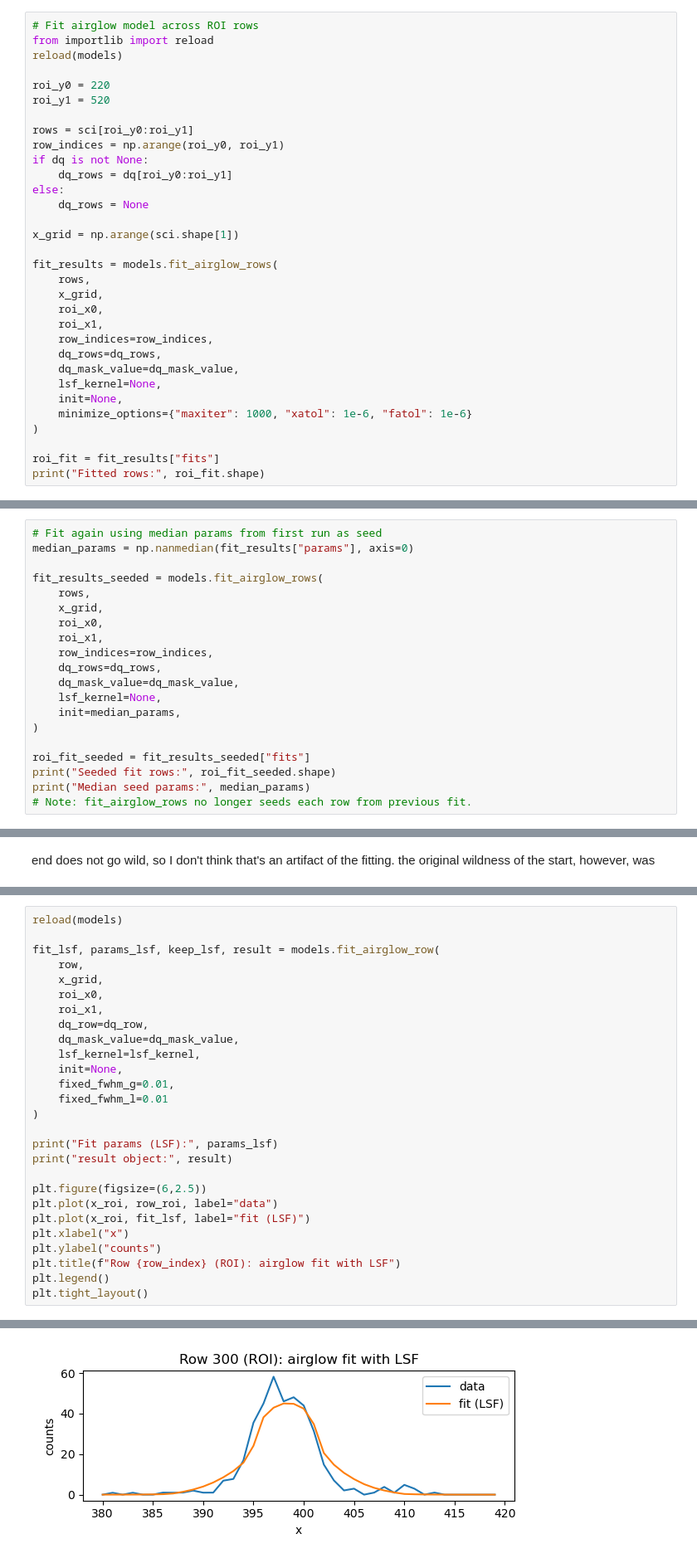
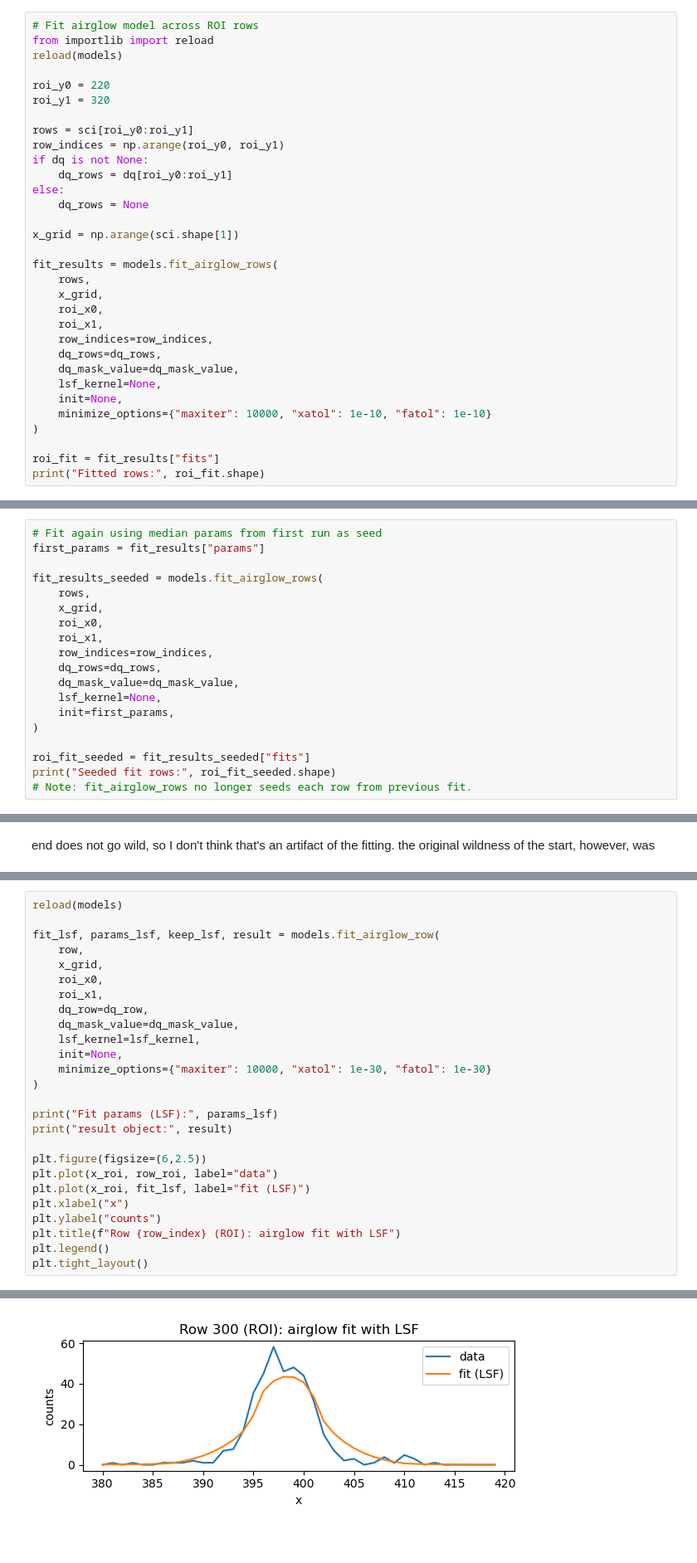
Before and after one commit to parkus/airglow, a Jupyter notebook: notebooks/00_systematics_2d_dev.ipynb, the cells around one changed output, grey strips where cells are left out. Shown at 83% size. Drawn from its saved outputs; the diff is of its cells as text.

```diff
--- a/notebooks/00_systematics_2d_dev.ipynb
+++ b/notebooks/00_systematics_2d_dev.ipynb
@@ -146,7 +146,7 @@ from importlib import reload
 reload(models)
 
 roi_y0 = 220
-roi_y1 = 520
+roi_y1 = 320
 
 rows = sci[roi_y0:roi_y1]
 row_indices = np.arange(roi_y0, roi_y1)
@@ -167,7 +167,7 @@ fit_results = models.fit_airglow_rows(
     dq_mask_value=dq_mask_value,
     lsf_kernel=None,
     init=None,
-    minimize_options={"maxiter": 1000, "xatol": 1e-6, "fatol": 1e-6}
+    minimize_options={"maxiter": 10000, "xatol": 1e-10, "fatol": 1e-10}
 )
 
 roi_fit = fit_results["fits"]
@@ -209,6 +209,6 @@ plt.tight_layout()
 # %%
 # Fit again using median params from first run as seed
-median_params = np.nanmedian(fit_results["params"], axis=0)
+first_params = fit_results["params"]
 
 fit_results_seeded = models.fit_airglow_rows(
     rows,
@@ -219,11 +219,10 @@ fit_results_seeded = models.fit_airglow_rows(
     dq_rows=dq_rows,
     dq_mask_value=dq_mask_value,
     lsf_kernel=None,
-    init=median_params,
+    init=first_params,
 )
 
 roi_fit_seeded = fit_results_seeded["fits"]
 print("Seeded fit rows:", roi_fit_seeded.shape)
-print("Median seed params:", median_params)
 # Note: fit_airglow_rows no longer seeds each row from previous fit.
 # %% [output]
@@ -393,8 +391,7 @@ fit_lsf, params_lsf, keep_lsf, result = models.fit_airglow_row(
     dq_mask_value=dq_mask_value,
     lsf_kernel=lsf_kernel,
     init=None,
-    fixed_fwhm_g=0.01,
-    fixed_fwhm_l=0.01
+    minimize_options={"maxiter": 10000, "xatol": 1e-30, "fatol": 1e-30}
 )
 
 print("Fit params (LSF):", params_lsf)
@@ -431,4 +428,4 @@ result object:        message: Maximum number of function evaluations has been e
-[figure, old version]
+[figure, new version]
 # %%
 # Fit airglow model across ROI rows (with LSF)
 import psf_lsf
```
Also changed, not shown: parts of 8 cells of this notebook.
